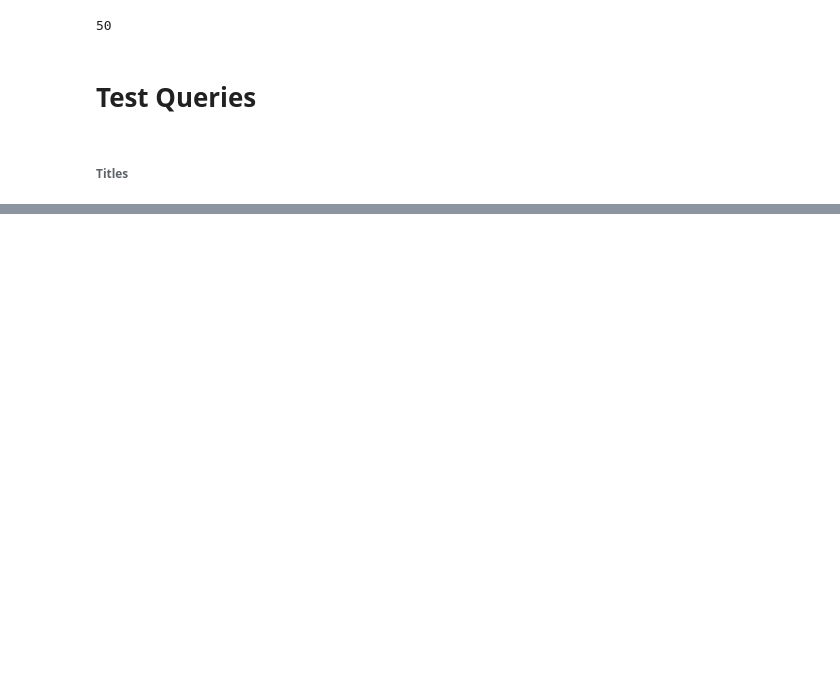
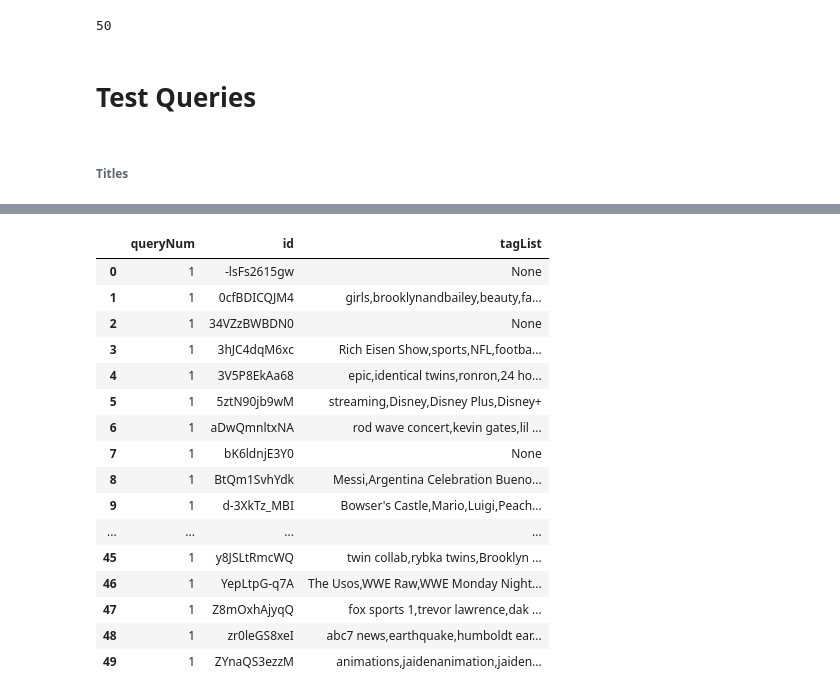
Before and after one commit to Squeemos/MRB_II, a Jupyter notebook: mysql/prototype.ipynb, the cells around one changed output, grey strips where cells are left out. Cells and saved outputs as stored; diff of their text form; code cells hidden in the pictures; blank space fills up the shorter version.

```diff
--- a/mysql/prototype.ipynb
+++ b/mysql/prototype.ipynb
@@ -149,4 +133,21 @@ with open("mysql/mysql_key.txt", "r") as file:
 
 # engine = create_engine("mysql://user:pwd@localhost/college",echo = True)
 engine = sqlalchemy.create_engine(f"mysql://eric:{key}@localhost/trending", echo=True)
+# %%
+def create_table(name: str, features: dict):
+    """Given a name and a dictionary of features, creates and returns a table with SQLAlchemy.
+
+    Params:
+        name: Name of resulting table
+        features: Dictionary of feature names as keys and SQLAlchemy data types as values
+    """
+    # Create table
+    meta = sqa.MetaData()
+    table = sqa.Table(
+        name, meta,
+        sqa.Column("num", sqa.Integer, primary_key=True),
+        sqa.Column("queryNum", sqa.Integer, index=True),
+        *[sqa.Column(name, dtype) for name, dtype in features.items()],
+    )
+    meta.create_all(engine)
 # %% [markdown]
@@ -238,8 +241,8 @@ df_vid.to_sql("videos", engine,
 # %%
 # Get dictionary of relavant features w/ dtypes
 feats_tags = {
+    "queryNum": sqa.Integer,
     "id": sqa.Text,
-    "queryTime": sqa.DateTime,
 
     "snippet.tags": sqa.Text,
 }
@@ -247,12 +250,5 @@ feats_tags = {
 # Drop table if exists
 engine.execute("DROP TABLE IF EXISTS tags")
 
-# Create table
-meta = sqa.MetaData()
-tags = sqa.Table(
-    "tags", meta,
-    sqa.Column("index", sqa.Integer, primary_key=True),
-    *[sqa.Column(name, dtype) for name, dtype in feats_tags.items()],
-)
-meta.create_all(engine)
+tags = create_table("tags", feats_tags)
 # %% [output]
@@ -418,0 +440,7 @@ pd.read_sql("SELECT `snippet.title` FROM videos;", engine)
+# %%
+query = "SELECT queryNum, id, group_concat(`snippet.tags`) as tagList \
+        FROM tags \
+        GROUP BY id, queryNum;"
+
+pd.read_sql(query, engine)
+# %% [output]
@@ -418,0 +451,17 @@ pd.read_sql("SELECT `snippet.title` FROM videos;", engine)
+|  | queryNum | id | tagList |
+| 0 | 1 | -lsFs2615gw | None |
+| 1 | 1 | 0cfBDICQJM4 | girls,brooklynandbailey,beauty,fa... |
+| 2 | 1 | 34VZzBWBDN0 | None |
+| 3 | 1 | 3hJC4dqM6xc | Rich Eisen Show,sports,NFL,footba... |
+| 4 | 1 | 3V5P8EkAa68 | epic,identical twins,ronron,24 ho... |
+| 5 | 1 | 5ztN90jb9wM | streaming,Disney,Disney Plus,Disney+ |
+| 6 | 1 | aDwQmnltxNA | rod wave concert,kevin gates,lil ... |
+| 7 | 1 | bK6ldnjE3Y0 | None |
+| 8 | 1 | BtQm1SvhYdk | Messi,Argentina Celebration Bueno... |
+| 9 | 1 | d-3XkTz_MBI | Bowser's Castle,Mario,Luigi,Peach... |
+| ... | ... | ... | ... |
+| 45 | 1 | y8JSLtRmcWQ | twin collab,rybka twins,Brooklyn ... |
+| 46 | 1 | YepLtpG-q7A | The Usos,WWE Raw,WWE Monday Night... |
+| 47 | 1 | Z8mOxhAjyqQ | fox sports 1,trevor lawrence,dak ... |
+| 48 | 1 | zr0leGS8xeI | abc7 news,earthquake,humboldt ear... |
+| 49 | 1 | ZYnaQS3ezzM | animations,jaidenanimation,jaiden... |
```
Also changed, not shown: parts of 29 cells of this notebook.
